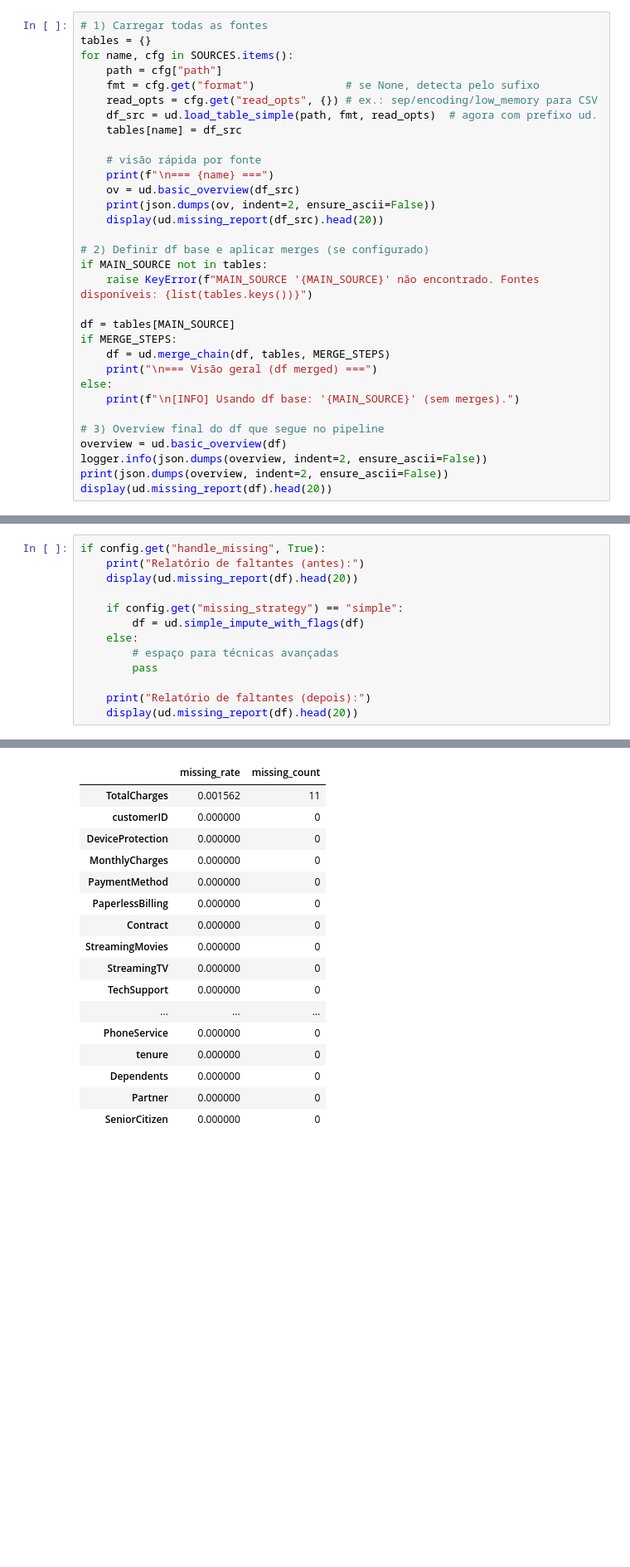
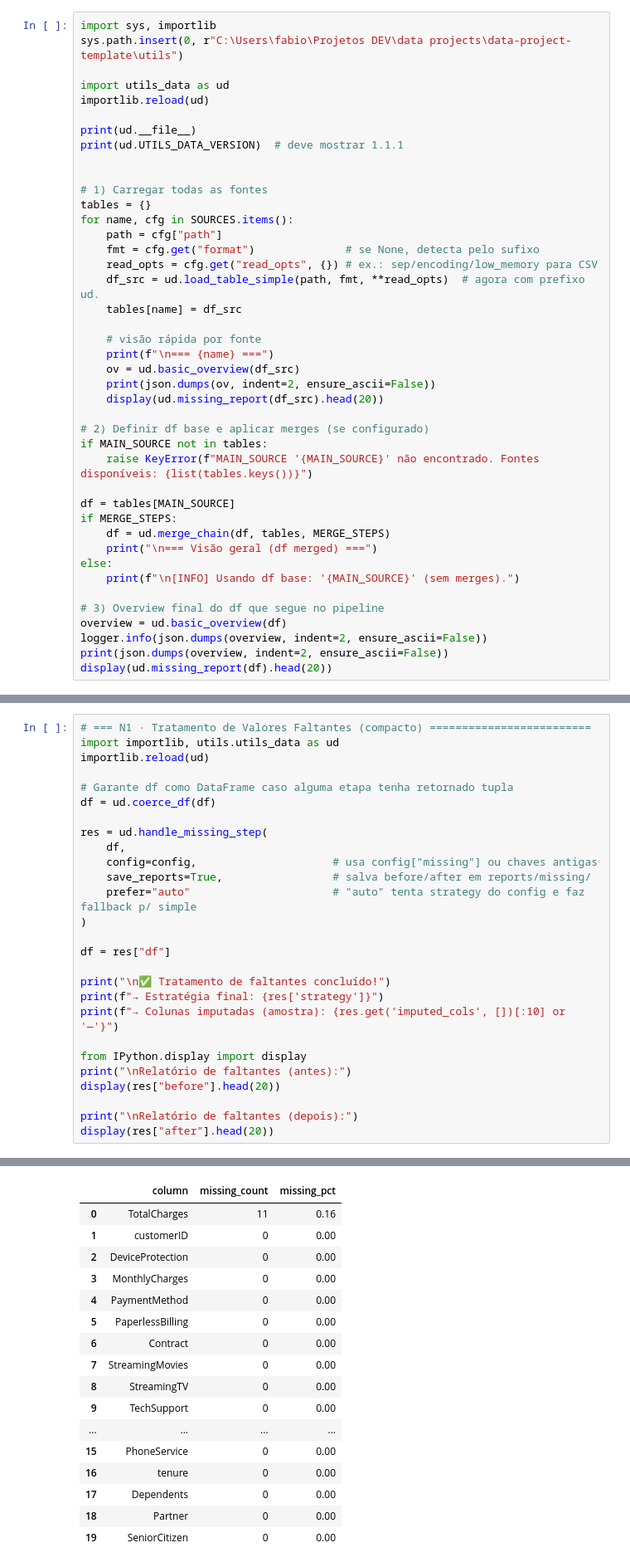
Before and after one commit to FabioAguiar/data-project-template, a Jupyter notebook: notebooks/01_data_preparation_template.ipynb, the cells around one changed output, grey strips where cells are left out. Shown at 83% size. Drawn from its saved outputs; the diff is of its cells as text; blank space fills up the shorter version.

```diff
--- a/notebooks/01_data_preparation_template.ipynb
+++ b/notebooks/01_data_preparation_template.ipynb
@@ -391,13 +407,23 @@ display(ud.missing_report(df).head(20))
 > - A variável `df` representa o dataset principal que seguirá pelas próximas etapas do pipeline.
 > - Logs e relatórios são salvos para garantir transparência e rastreabilidade do processo.
 # %%
+import sys, importlib
+sys.path.insert(0, r"C:\Users\fabio\Projetos DEV\data projects\data-project-template\utils")
+
+import utils_data as ud
+importlib.reload(ud)
+
+print(ud.__file__)
+print(ud.UTILS_DATA_VERSION)  # deve mostrar 1.1.1
+
+
 # 1) Carregar todas as fontes
 tables = {}
 for name, cfg in SOURCES.items():
     path = cfg["path"]
     fmt = cfg.get("format")              # se None, detecta pelo sufixo
     read_opts = cfg.get("read_opts", {}) # ex.: sep/encoding/low_memory para CSV
-    df_src = ud.load_table_simple(path, fmt, read_opts)  # agora com prefixo ud.
+    df_src = ud.load_table_simple(path, fmt, **read_opts)  # agora com prefixo ud.
     tables[name] = df_src
 
     # visão rápida por fonte
@@ -861,16 +985,30 @@ Linhas com `True` indicam que o valor original estava ausente e foi imputado aut
 > Esta célula identifica e corrige valores faltantes, aplicando regras de imputação simples e registrando onde cada substituição ocorreu.
 > Isso garante **transparência, rastreabilidade e controle de qualidade**, permitindo filtrar posteriormente apenas os dados considerados consistentes.
 # %%
-if config.get("handle_missing", True):
-    print("Relatório de faltantes (antes):")
-    display(ud.missing_report(df).head(20))
+# === N1 · Tratamento de Valores Faltantes (compacto) =========================
+import importlib, utils.utils_data as ud
+importlib.reload(ud)
 
-    if config.get("missing_strategy") == "simple":
-        df = ud.simple_impute_with_flags(df)
-    else:
-        # espaço para técnicas avançadas
-        pass
+# Garante df como DataFrame caso alguma etapa tenha retornado tupla
+df = ud.coerce_df(df)
 
-    print("Relatório de faltantes (depois):")
-    display(ud.missing_report(df).head(20))
+res = ud.handle_missing_step(
+    df,
+    config=config,                     # usa config["missing"] ou chaves antigas
+    save_reports=True,                 # salva before/after em reports/missing/
+    prefer="auto"                      # "auto" tenta strategy do config e faz fallback p/ simple
+)
+
+df = res["df"]
+
+print("\n✅ Tratamento de faltantes concluído!")
+print(f"→ Estratégia final: {res['strategy']}")
+print(f"→ Colunas imputadas (amostra): {res.get('imputed_cols', [])[:10] or '—'}")
+
+from IPython.display import display
+print("\nRelatório de faltantes (antes):")
+display(res["before"].head(20))
+
+print("\nRelatório de faltantes (depois):")
+display(res["after"].head(20))
 # %% [output]
@@ -877,18 +1031,18 @@ if config.get("handle_missing", True):
 Relatório de faltantes (antes):
-|  | missing_rate | missing_count |
-| TotalCharges | 0.001562 | 11 |
-| customerID | 0.000000 | 0 |
-| DeviceProtection | 0.000000 | 0 |
-| MonthlyCharges | 0.000000 | 0 |
-| PaymentMethod | 0.000000 | 0 |
-| PaperlessBilling | 0.000000 | 0 |
-| Contract | 0.000000 | 0 |
-| StreamingMovies | 0.000000 | 0 |
-| StreamingTV | 0.000000 | 0 |
-| TechSupport | 0.000000 | 0 |
-| ... | ... | ... |
-| PhoneService | 0.000000 | 0 |
-| tenure | 0.000000 | 0 |
-| Dependents | 0.000000 | 0 |
-| Partner | 0.000000 | 0 |
-| SeniorCitizen | 0.000000 | 0 |
+|  | column | missing_count | missing_pct |
+| 0 | TotalCharges | 11 | 0.16 |
+| 1 | customerID | 0 | 0.00 |
+| 2 | DeviceProtection | 0 | 0.00 |
+| 3 | MonthlyCharges | 0 | 0.00 |
+| 4 | PaymentMethod | 0 | 0.00 |
+| 5 | PaperlessBilling | 0 | 0.00 |
+| 6 | Contract | 0 | 0.00 |
+| 7 | StreamingMovies | 0 | 0.00 |
+| 8 | StreamingTV | 0 | 0.00 |
+| 9 | TechSupport | 0 | 0.00 |
+| ... | ... | ... | ... |
+| 15 | PhoneService | 0 | 0.00 |
+| 16 | tenure | 0 | 0.00 |
+| 17 | Dependents | 0 | 0.00 |
+| 18 | Partner | 0 | 0.00 |
+| 19 | SeniorCitizen | 0 | 0.00 |
```
Also changed, not shown: parts of 11 cells of this notebook, 7 other files.
